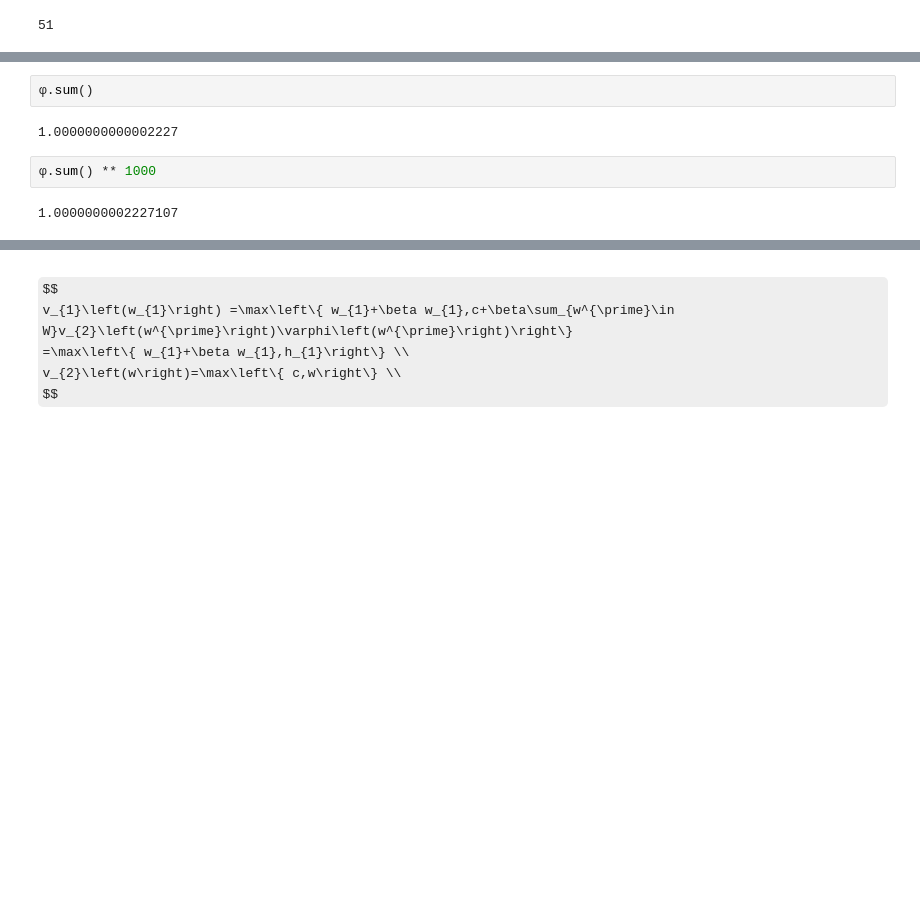
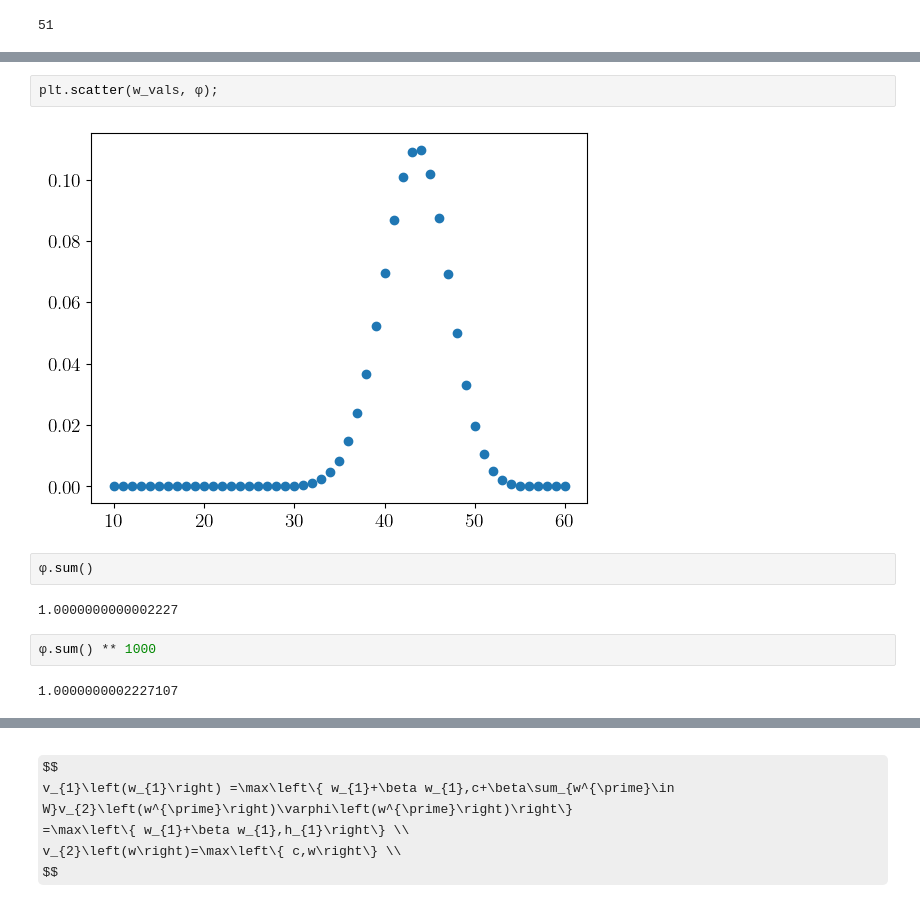
Before and after one commit to shizejin/UA-502B, a Jupyter notebook: Job search (Python).ipynb, the cells around one changed output, grey strips where cells are left out. Saved outputs shown, nothing was run; the diff lists cells and outputs as text; some formulas as TeX source; blank space fills up the shorter version.

```diff
--- a/Job search (Python).ipynb
+++ b/Job search (Python).ipynb
@@ -57,8 +85,12 @@ plt.plot(w_vals, φ);
+# %%
+plt.scatter(w_vals, φ);
+# %% [output]
+[figure, added]
 # %%
 φ.sum()
 # %% [output]
 1.0000000000002227
-# %%
-φ.sum() ** 1000
-# %% [output]
-1.0000000002227107
+# %%
+φ.sum() ** 1000
+# %% [output]
+1.0000000002227107
```
Also changed, not shown: parts of 17 cells of this notebook, 4 other files.
